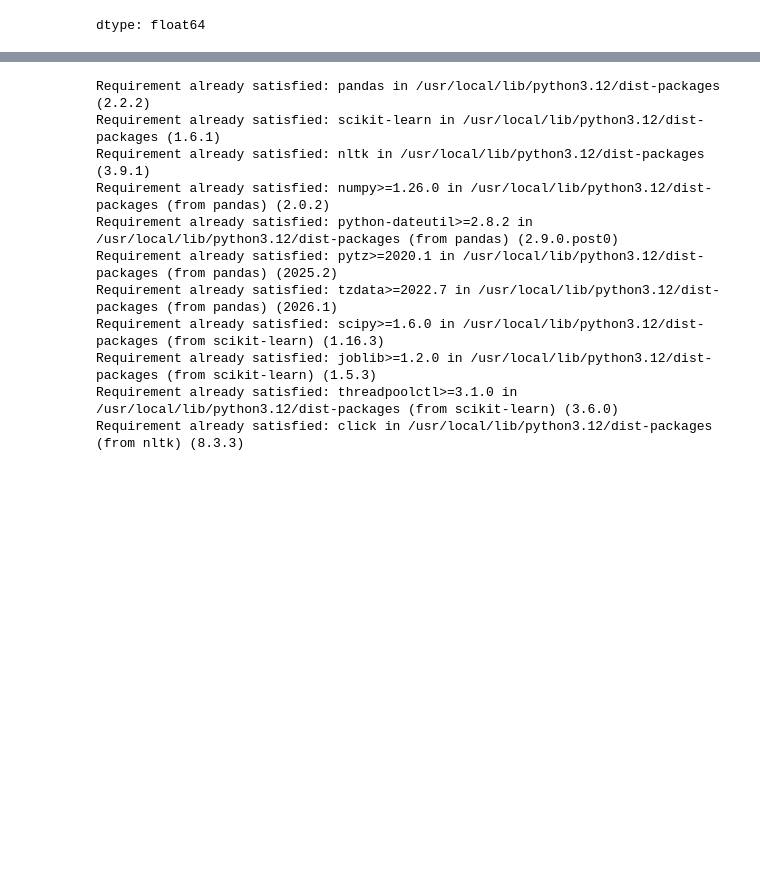
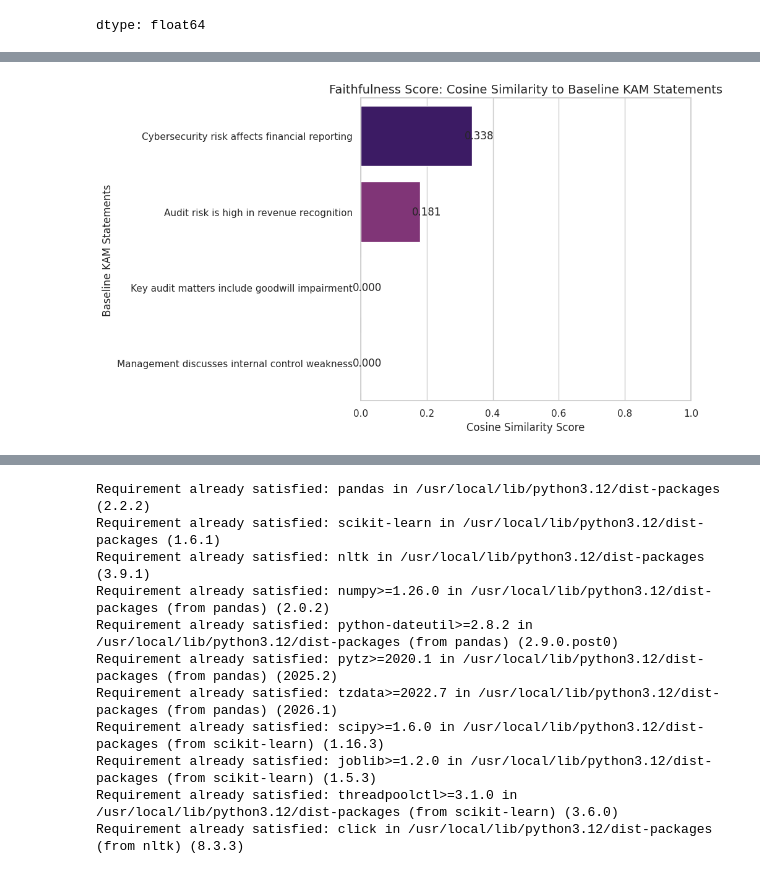
Before and after one commit to Saehon/AAA, a Jupyter notebook: notebooks/Getting_started_with_google_colab_ai.ipynb, the cells around one changed output, grey strips where cells are left out. Cells and saved outputs as stored; diff of their text form; code cells hidden in the pictures; blank space fills up the shorter version.

```diff
--- a/notebooks/Getting_started_with_google_colab_ai.ipynb
+++ b/notebooks/Getting_started_with_google_colab_ai.ipynb
@@ -120 +117,12 @@ Passing `palette` without assigning `hue` is deprecated and will be removed in v
 [figure]
+# %%
+import pandas as pd
+
+# Create a DataFrame to represent our baseline 'KAM Evidence'
+kam_evidence_baseline = pd.DataFrame({
+    'kam_id': [f'KAM_{i+1:02d}' for i in range(len(texts))],
+    'kam_statement': texts
+})
+
+print("Baseline 'KAM Evidence' Set:")
+display(kam_evidence_baseline)
@@ -120,0 +192,33 @@ Passing `palette` without assigning `hue` is deprecated and will be removed in v
+# %%
+import matplotlib.pyplot as plt
+import seaborn as sns
+
+# Set the aesthetic style of the plots
+sns.set_theme(style="whitegrid")
+
+# Create the bar chart
+plt.figure(figsize=(10, 6))
+sim_plot = sns.barplot(
+    x="Cosine_Similarity_to_New_Sentence",
+    y="KAM_Statement",
+    data=similarity_results_df.sort_values(by="Cosine_Similarity_to_New_Sentence", ascending=False),
+    palette="magma",
+    hue="KAM_Statement",
+    legend=False
+)
+
+# Add titles and labels
+plt.title("Faithfulness Score: Cosine Similarity to Baseline KAM Statements", fontsize=14)
+plt.xlabel("Cosine Similarity Score", fontsize=12)
+plt.ylabel("Baseline KAM Statements", fontsize=12)
+plt.xlim(0, 1)  # Similarity is bounded between 0 and 1
+
+# Add data labels to the end of each bar
+for p in sim_plot.patches:
+    width = p.get_width()
+    plt.text(width + 0.02, p.get_y() + p.get_height()/2, f'{width:.3f}', ha='center', va='center')
+
+plt.tight_layout()
+plt.show()
+# %% [output]
+[figure, added]
```
Also changed, not shown: parts of 10 cells of this notebook.
